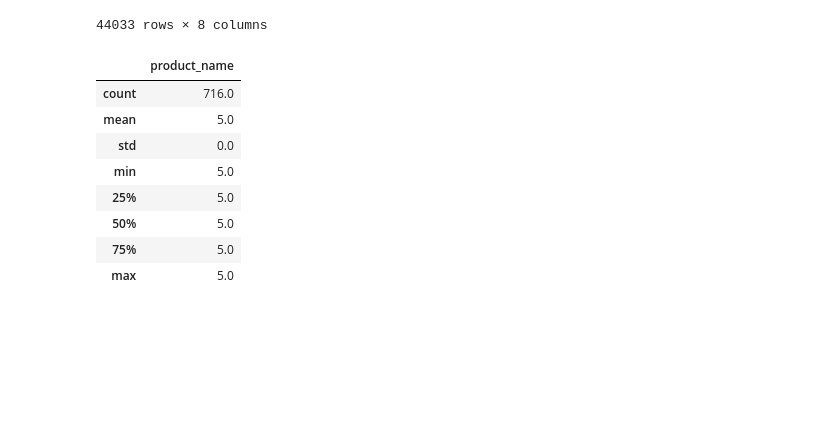
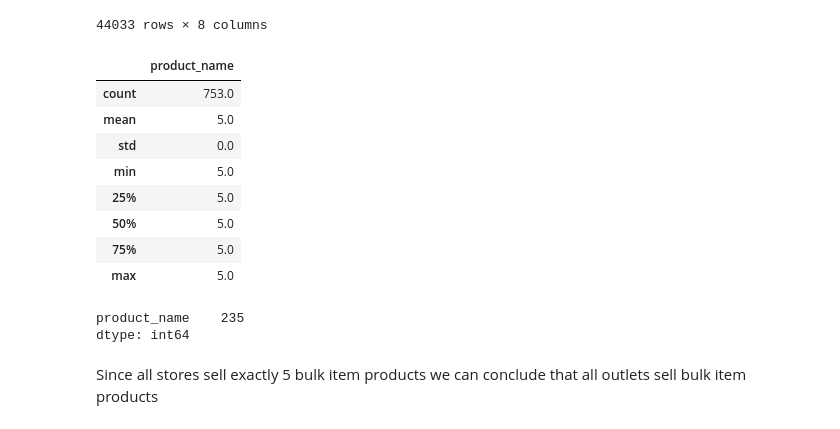
Before and after one commit to navindu-ds/DataStorm-4, a Jupyter notebook: Semifinal Round/semifinals-notebook.ipynb, the cells around one changed output. Saved outputs shown, nothing was run; the diff lists cells and outputs as text; code cells hidden in the pictures; blank space fills up the shorter version.

```diff
--- a/Semifinal Round/semifinals-notebook.ipynb
+++ b/Semifinal Round/semifinals-notebook.ipynb
@@ -59,11 +37,11 @@ for dirname, _, filenames in os.walk('/kaggle/input'):
 ## Extracting the Data
 # %%
 # extracting data through the csv files
-outlet_db = pd.read_csv('/kaggle/input/semifinals/outlets_data.csv')
-product_db = pd.read_csv('/kaggle/input/semifinals/product_data.csv')
-freezer_db = pd.read_csv('/kaggle/input/semifinals/freezer_data.csv')
-week_db = pd.read_csv('/kaggle/input/semifinals/week_data.csv')
-sales_db = pd.read_csv('/kaggle/input/semifinals/sales_data.csv')
+outlet_db = pd.read_csv('../Semifinal Round/Datasets/outlets_data.csv')
+product_db = pd.read_csv('../Semifinal Round/Datasets/product_data.csv')
+freezer_db = pd.read_csv('../Semifinal Round/Datasets/freezer_data.csv')
+week_db = pd.read_csv('../Semifinal Round/Datasets/week_data.csv')
+sales_db = pd.read_csv('../Semifinal Round/Datasets/sales_data.csv')
 # %% [markdown]
 #### Outlet Data
 # %%
@@ -128,3 +106,6 @@ product_db.describe()
 | 50% | 0.600000 | 555.000000 |
 | 75% | 1.000000 | 1100.000000 |
 | max | 1.000000 | 1200.000000 |
+# %%
+product_db['price_per_volume'] = product_db['price'] / product_db['volume']
+product_db
@@ -247,3 +271,5 @@ outlet_sales_db
 | 87386 | ID8207 | 3539 | 11 | BP5 | Cookies and Cream Mega Tub | 37.0 | 1.0 | 1100 |
 | 87387 | ID8207 | 3539 | 12 | BP5 | Cookies and Cream Mega Tub | 73.0 | 1.0 | 1100 |
 87388 rows × 8 columns
+# %%
+outlet_sales_db['is_bulk_item'] = outlet_sales_db.product_name.isin(bulk_products).astype(int)
@@ -251,3 +293,7 @@ outlet_sales_db
 ## Grouping Sales Data by Outlet
 # %%
 outlet_table = outlet_db.copy()
+# %%
+all_outlet_index = outlet_table.Outlet_ID
+all_outlet_index = all_outlet_index.dropna()
+all_outlet_index
@@ -294,11 +355,11 @@ bulk_sales
 | 87387 | ID8207 | 3539 | 12 | BP5 | Cookies and Cream Mega Tub | 73.0 | 1.0 | 1100 |
 44033 rows × 8 columns
 # %%
-num_bulk_items = pd.DataFrame(bulk_sales.groupby('Outlet_ID')['product_name'].nunique())
+num_bulk_items = pd.DataFrame(bulk_sales.groupby('Outlet_ID')['product_name'].nunique(), index=all_outlet_index)
 num_bulk_items.describe()
 # %% [output]
 |  | product_name |
-| count | 716.0 |
+| count | 753.0 |
 | mean | 5.0 |
 | std | 0.0 |
 | min | 5.0 |
@@ -306,3 +367,10 @@ num_bulk_items.describe()
 | 50% | 5.0 |
 | 75% | 5.0 |
 | max | 5.0 |
+# %%
+num_bulk_items.isna().sum()
+# %% [output]
+product_name    235
+dtype: int64
+# %% [markdown]
+Since all stores sell exactly 5 bulk item products we can conclude that all outlets sell bulk item products
```
Also changed, not shown: parts of 20 cells of this notebook.
